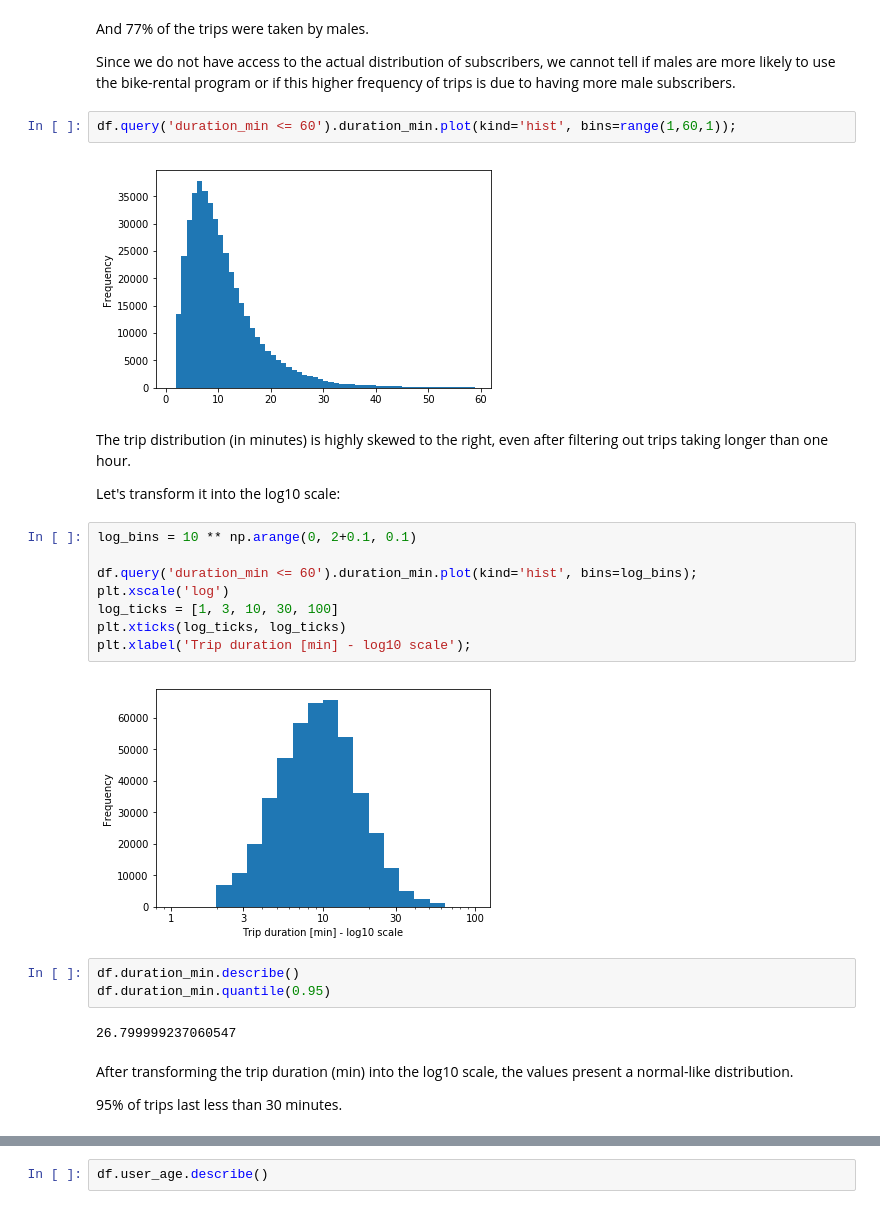
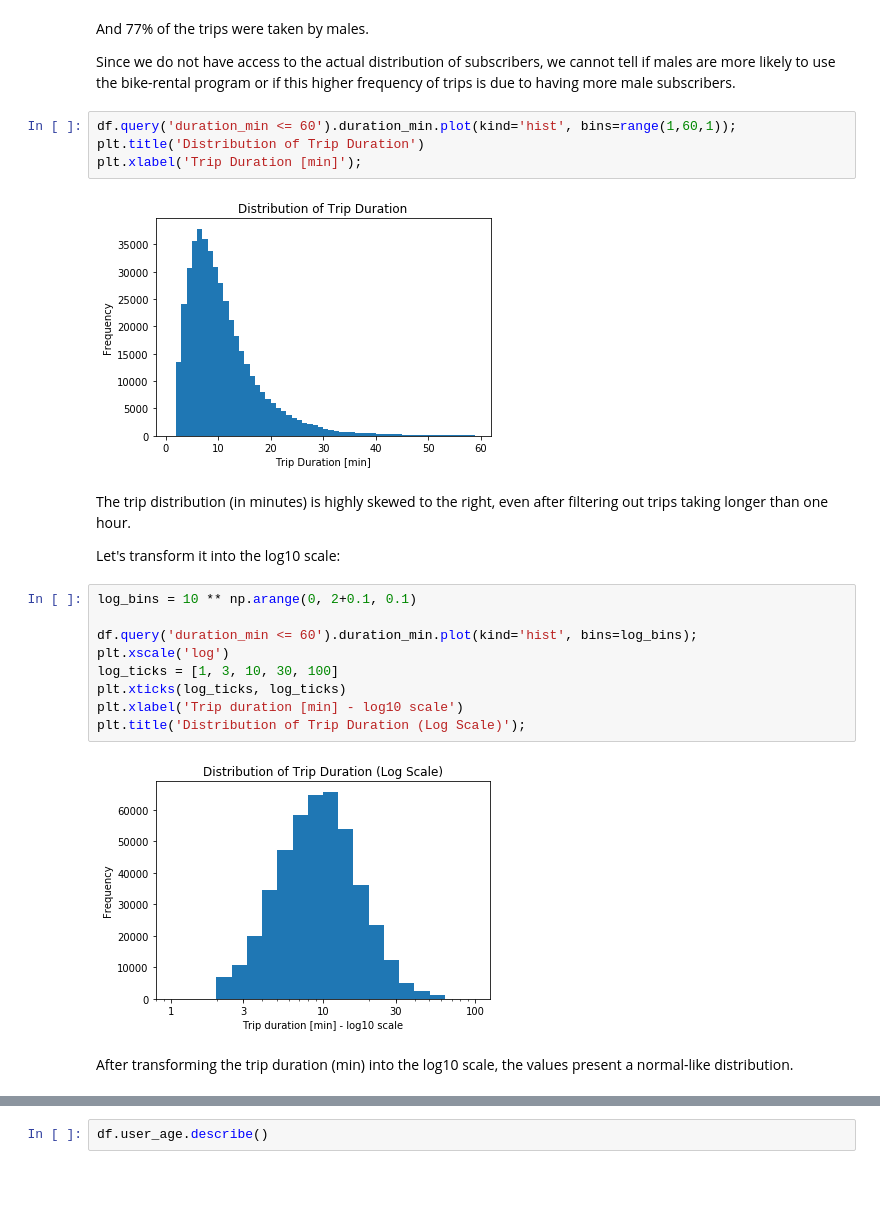
Before and after one commit to marcellovictorino/DAND_5_DataViz, a Jupyter notebook: 2_Project_ FordGoBike/1_EDA.ipynb, the cells around one changed output, grey strips where cells are left out. Cells and saved outputs as stored; diff of their text form; blank space fills up the shorter version.

Commit message:
add: Investigate Trip Duration and its distribution

```diff
--- a/2_Project_ FordGoBike/1_EDA.ipynb
+++ b/2_Project_ FordGoBike/1_EDA.ipynb
@@ -232,8 +232,10 @@ And 77% of the trips were taken by males.
 Since we do not have access to the actual distribution of subscribers, we cannot tell if males are more likely to use the bike-rental program or if this higher frequency of trips is due to having more male subscribers.
 # %%
 df.query('duration_min <= 60').duration_min.plot(kind='hist', bins=range(1,60,1));
+plt.title('Distribution of Trip Duration')
+plt.xlabel('Trip Duration [min]');
 # %% [output]
-[figure, old version]
+[figure, new version]
 # %% [markdown]
 The trip distribution (in minutes) is highly skewed to the right, even after filtering out trips taking longer than one hour.
 
@@ -245,15 +247,9 @@ df.query('duration_min <= 60').duration_min.plot(kind='hist', bins=log_bins);
 plt.xscale('log')
 log_ticks = [1, 3, 10, 30, 100]
 plt.xticks(log_ticks, log_ticks)
-plt.xlabel('Trip duration [min] - log10 scale');
+plt.xlabel('Trip duration [min] - log10 scale')
+plt.title('Distribution of Trip Duration (Log Scale)');
 # %% [output]
-[figure, old version]
+[figure, new version]
-# %%
-df.duration_min.describe()
-df.duration_min.quantile(0.95)
-# %% [output]
-26.799999237060547
 # %% [markdown]
 After transforming the trip duration (min) into the log10 scale, the values present a normal-like distribution.
-
-95% of trips last less than 30 minutes.
```
Also changed, not shown: parts of 6 cells of this notebook.
